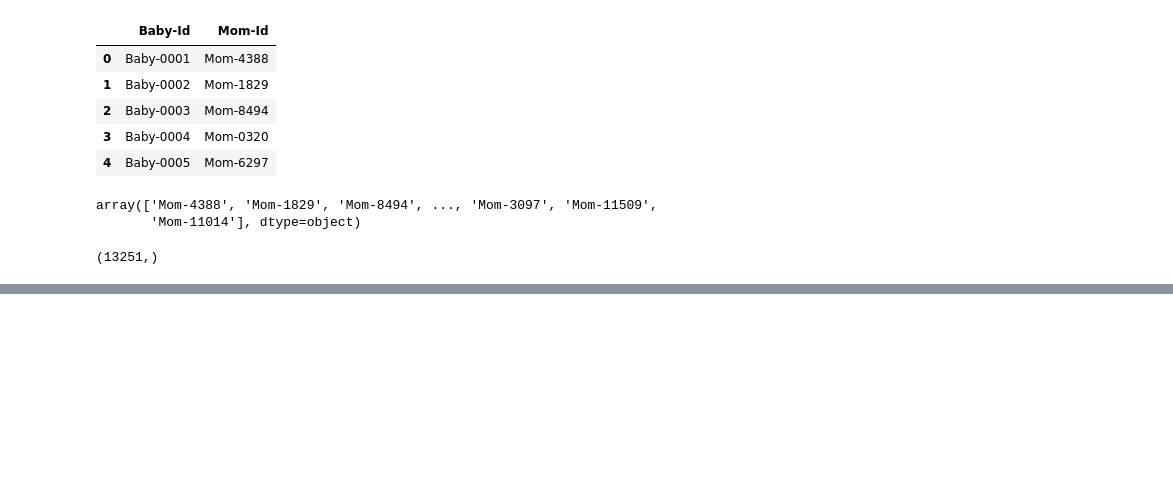
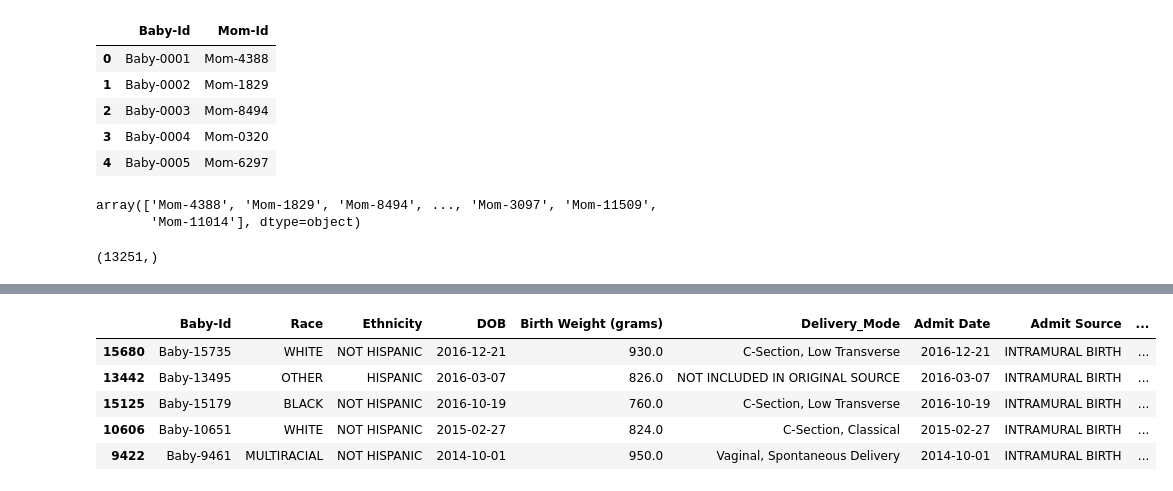
Before and after one commit to lemaslab/pediatric-abx-mod, a Jupyter notebook: nbs/sample_selection.ipynb, the cells around one changed output, grey strips where cells are left out. Cells and saved outputs as stored; diff of their text form; code cells hidden in the pictures; blank space fills up the shorter version.

```diff
--- a/nbs/sample_selection.ipynb
+++ b/nbs/sample_selection.ipynb
@@ -62,0 +161,13 @@ included_mom_ids.shape
+# %%
+# remove very preterm babies
+data_nonpreterm = data[data.Gestational_Age>"27"]
+# %%
+# Check if the smallest value of gestational age is valid
+data_nonpreterm.sort_values(by="Gestational_Age").head()
+# %% [output]
+|  | Baby-Id | Race | Ethnicity | DOB | Birth Weight (grams) | Delivery_Mode | Admit Date | Admit Source | ... |
+| 15680 | Baby-15735 | WHITE | NOT HISPANIC | 2016-12-21 | 930.0 | C-Section, Low Transverse | 2016-12-21 | INTRAMURAL BIRTH | ... |
+| 13442 | Baby-13495 | OTHER | HISPANIC | 2016-03-07 | 826.0 | NOT INCLUDED IN ORIGINAL SOURCE | 2016-03-07 | INTRAMURAL BIRTH | ... |
+| 15125 | Baby-15179 | BLACK | NOT HISPANIC | 2016-10-19 | 760.0 | C-Section, Low Transverse | 2016-10-19 | INTRAMURAL BIRTH | ... |
+| 10606 | Baby-10651 | WHITE | NOT HISPANIC | 2015-02-27 | 824.0 | C-Section, Classical | 2015-02-27 | INTRAMURAL BIRTH | ... |
+| 9422 | Baby-9461 | MULTIRACIAL | NOT HISPANIC | 2014-10-01 | 950.0 | Vaginal, Spontaneous Delivery | 2014-10-01 | INTRAMURAL BIRTH | ... |
```
Also changed, not shown: parts of 27 cells of this notebook.
